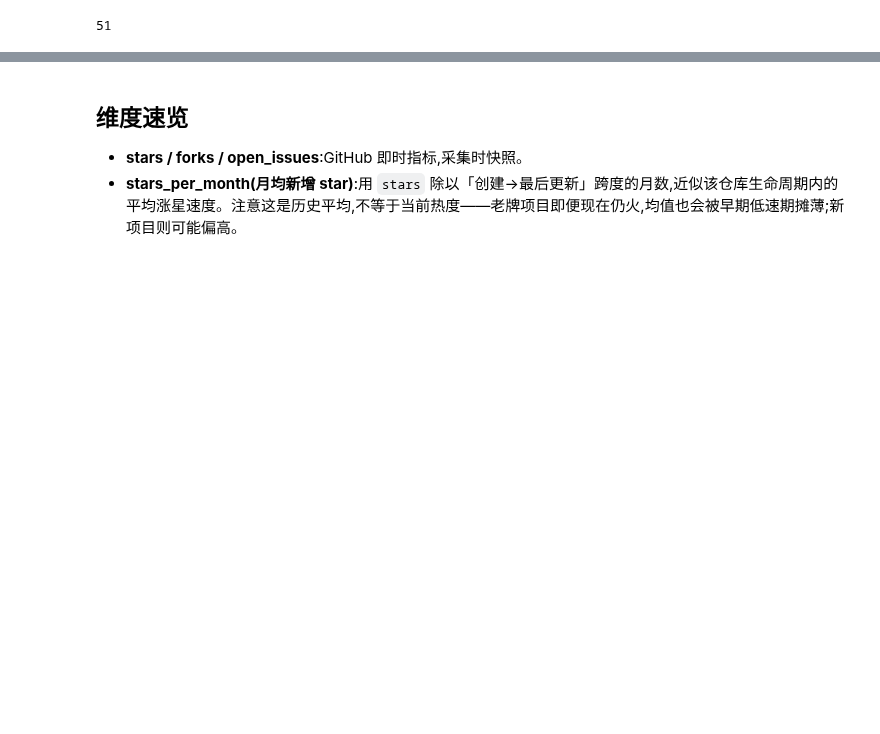
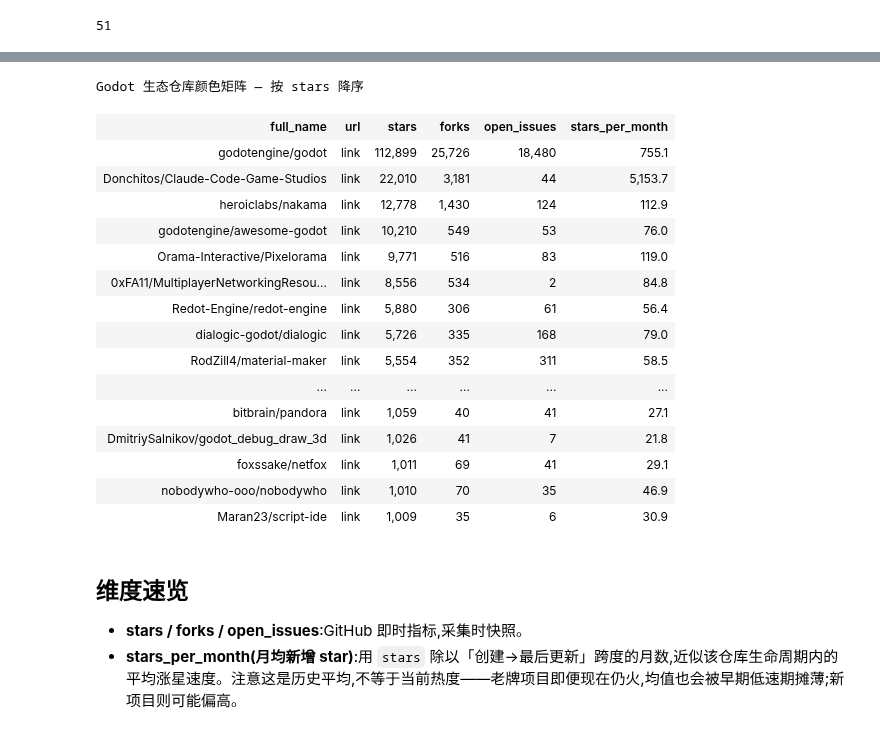
Before and after one commit to host452b/godot_toolchain, a Jupyter notebook: godot_repos_matrix.ipynb, the cells around one changed output, grey strips where cells are left out. Drawn from its saved outputs; the diff is of its cells as text; code cells hidden in the pictures; blank space fills up the shorter version.

```diff
--- a/godot_repos_matrix.ipynb
+++ b/godot_repos_matrix.ipynb
@@ -85,3 +34,73 @@ Godot 生态仓库颜色矩阵 — 按 stars 降序
+# %%
+# 把数值按列归一化映射到 colormap,生成 inline background-color(rgba,半透明保证文字可读)
+NUM_COLS = {
+    'stars': 'YlGnBu',
+    'forks': 'OrRd',
+    'open_issues': 'Purples',
+    'stars_per_month': 'Greens',
+}
+ALPHA = 0.45
+
+def _cell_bg(value, vmin, vmax, cmap_name):
+    if vmax == vmin:
+        t = 0.0
+    else:
+        t = (value - vmin) / (vmax - vmin)
+    r, g, b, _ = matplotlib.colormaps[cmap_name](t)
+    return f'rgba({int(r*255)},{int(g*255)},{int(b*255)},{ALPHA})'
+
+def render_matrix(frame, caption):
+    bounds = {c: (frame[c].min(), frame[c].max()) for c in NUM_COLS if c in frame.columns}
+    head_style = ('background-color:#222;color:#fff;padding:6px 10px;'
+                  'text-align:left;position:sticky;top:0')
+    html = [f'<table style="border-collapse:collapse;font-family:system-ui,Arial,sans-serif;'
+            f'font-size:13px"><caption style="font-size:16px;font-weight:bold;'
+            f'padding:8px;text-align:left">{caption}</caption>']
+    # 表头
+    html.append('<tr>' + ''.join(
+        f'<th style="{head_style}">{col}</th>' for col in frame.columns) + '</tr>')
+    # 数据行
+    for _, row in frame.iterrows():
+        cells_html = []
+        for col in frame.columns:
+            v = row[col]
+            base = 'padding:4px 10px;border-bottom:1px solid #eee'
+            if col == 'full_name':
+                cells_html.append(f'<td style="{base};font-weight:bold">{v}</td>')
+            elif col == 'url':
+                cells_html.append(
+                    f'<td style="{base}"><a href="{v}" target="_blank">link</a></td>')
+            elif col in NUM_COLS:
+                vmin, vmax = bounds[col]
+                bg = _cell_bg(v, vmin, vmax, NUM_COLS[col])
+                txt = f'{v:,.1f}' if col == 'stars_per_month' else f'{int(v):,}'
+                cells_html.append(
+                    f'<td style="{base};background-color:{bg};text-align:right">{txt}</td>')
+            else:
+                cells_html.append(f'<td style="{base}">{v}</td>')
+        html.append('<tr>' + ''.join(cells_html) + '</tr>')
+    html.append('</table>')
+    return HTML('\n'.join(html))
+
+render_matrix(df, 'Godot 生态仓库颜色矩阵 — 按 stars 降序')
+# %% [output]
+Godot 生态仓库颜色矩阵 — 按 stars 降序
+| full_name | url | stars | forks | open_issues | stars_per_month |
+| godotengine/godot | link | 112,899 | 25,726 | 18,480 | 755.1 |
+| Donchitos/Claude-Code-Game-Studios | link | 22,010 | 3,181 | 44 | 5,153.7 |
+| heroiclabs/nakama | link | 12,778 | 1,430 | 124 | 112.9 |
+| godotengine/awesome-godot | link | 10,210 | 549 | 53 | 76.0 |
+| Orama-Interactive/Pixelorama | link | 9,771 | 516 | 83 | 119.0 |
+| 0xFA11/MultiplayerNetworkingResou... | link | 8,556 | 534 | 2 | 84.8 |
+| Redot-Engine/redot-engine | link | 5,880 | 306 | 61 | 56.4 |
+| dialogic-godot/dialogic | link | 5,726 | 335 | 168 | 79.0 |
+| RodZill4/material-maker | link | 5,554 | 352 | 311 | 58.5 |
+| ... | ... | ... | ... | ... | ... |
+| bitbrain/pandora | link | 1,059 | 40 | 41 | 27.1 |
+| DmitriySalnikov/godot_debug_draw_3d | link | 1,026 | 41 | 7 | 21.8 |
+| foxssake/netfox | link | 1,011 | 69 | 41 | 29.1 |
+| nobodywho-ooo/nobodywho | link | 1,010 | 70 | 35 | 46.9 |
+| Maran23/script-ide | link | 1,009 | 35 | 6 | 30.9 |
 # %% [markdown]
 ## 维度速览
 
```
Also changed, not shown: parts of 5 cells of this notebook, 1 other file.
